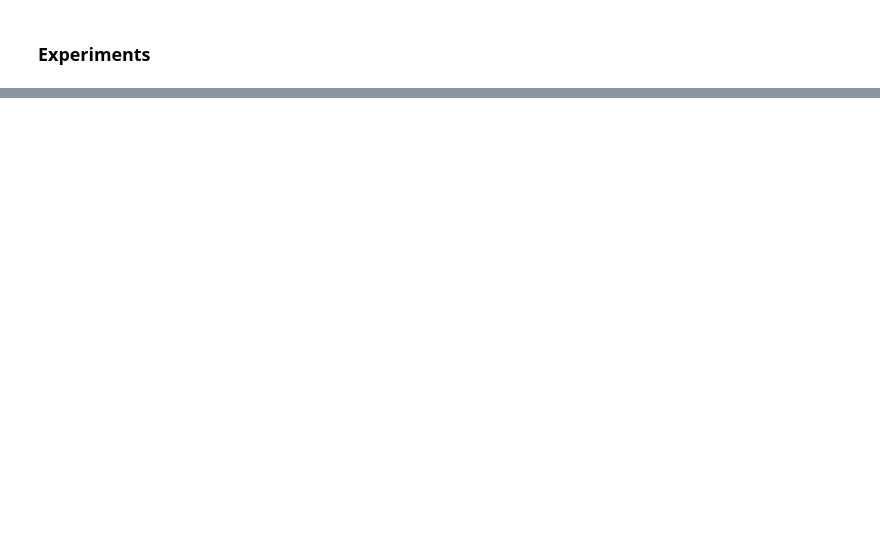
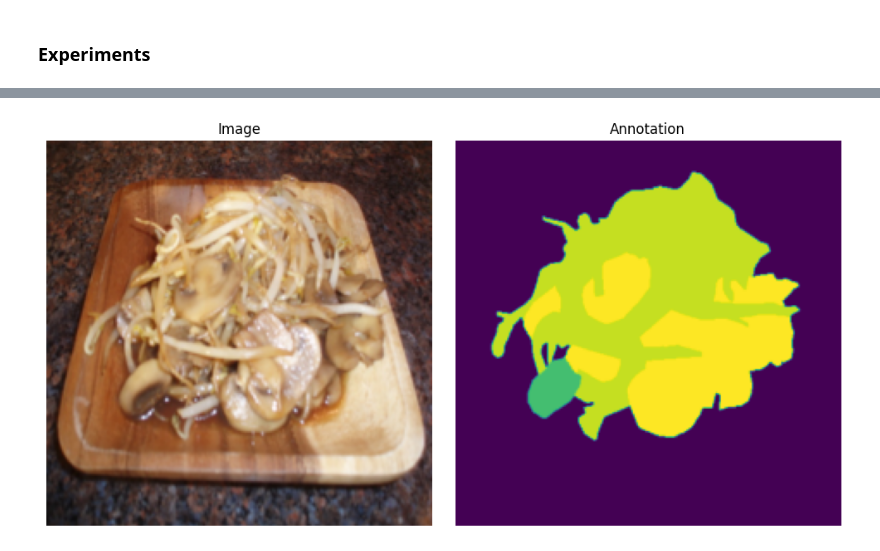
Before and after one commit to kkkamur07/food103seg-calories, a Jupyter notebook: notebooks/experiment.ipynb, the cells around one changed output, grey strips where cells are left out. Cells and saved outputs as stored; diff of their text form; code cells hidden in the pictures; blank space fills up the shorter version.

```diff
--- a/notebooks/experiment.ipynb
+++ b/notebooks/experiment.ipynb
@@ -30,0 +145,18 @@ plt.show()
+# %%
+image, annotation = next(iter(train_loader))
+fig, axis = plt.subplots(1, 2, figsize=(10, 5))
+
+# For RGB image: transpose from (3, 224, 224) to (224, 224, 3)
+axis[0].imshow(image[1].permute(1, 2, 0).numpy())
+axis[0].set_title("Image")
+axis[0].axis('off')
+
+# For grayscale annotation: squeeze the channel dimension (1, 224, 224) to (224, 224)
+axis[1].imshow(annotation[1].permute(1,2,0).numpy())
+axis[1].set_title("Annotation")
+axis[1].axis('off')
+
+plt.tight_layout()
+plt.show()
+# %% [output]
+[figure, added]
```
Also changed, not shown: parts of 12 cells of this notebook, 3 other files.
